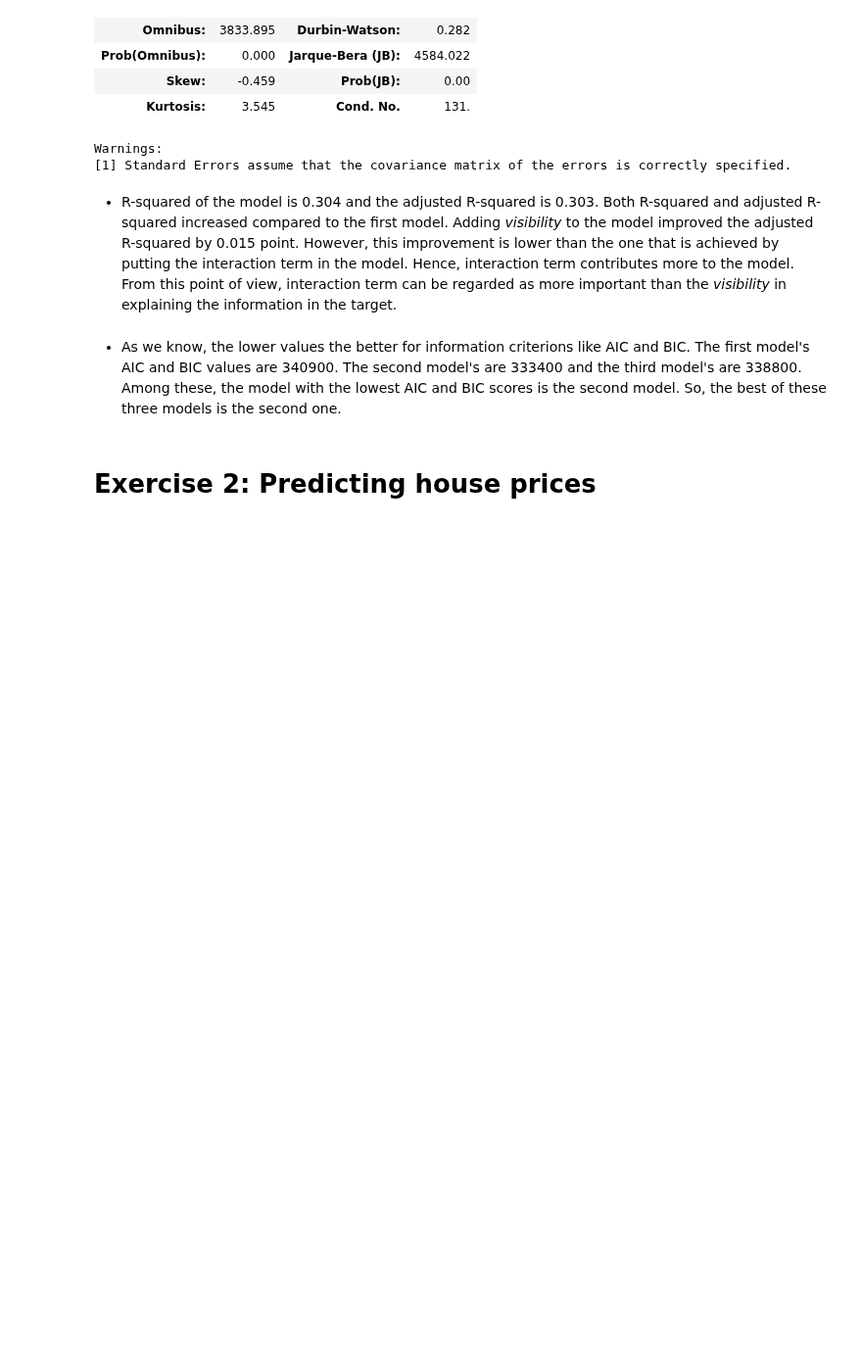
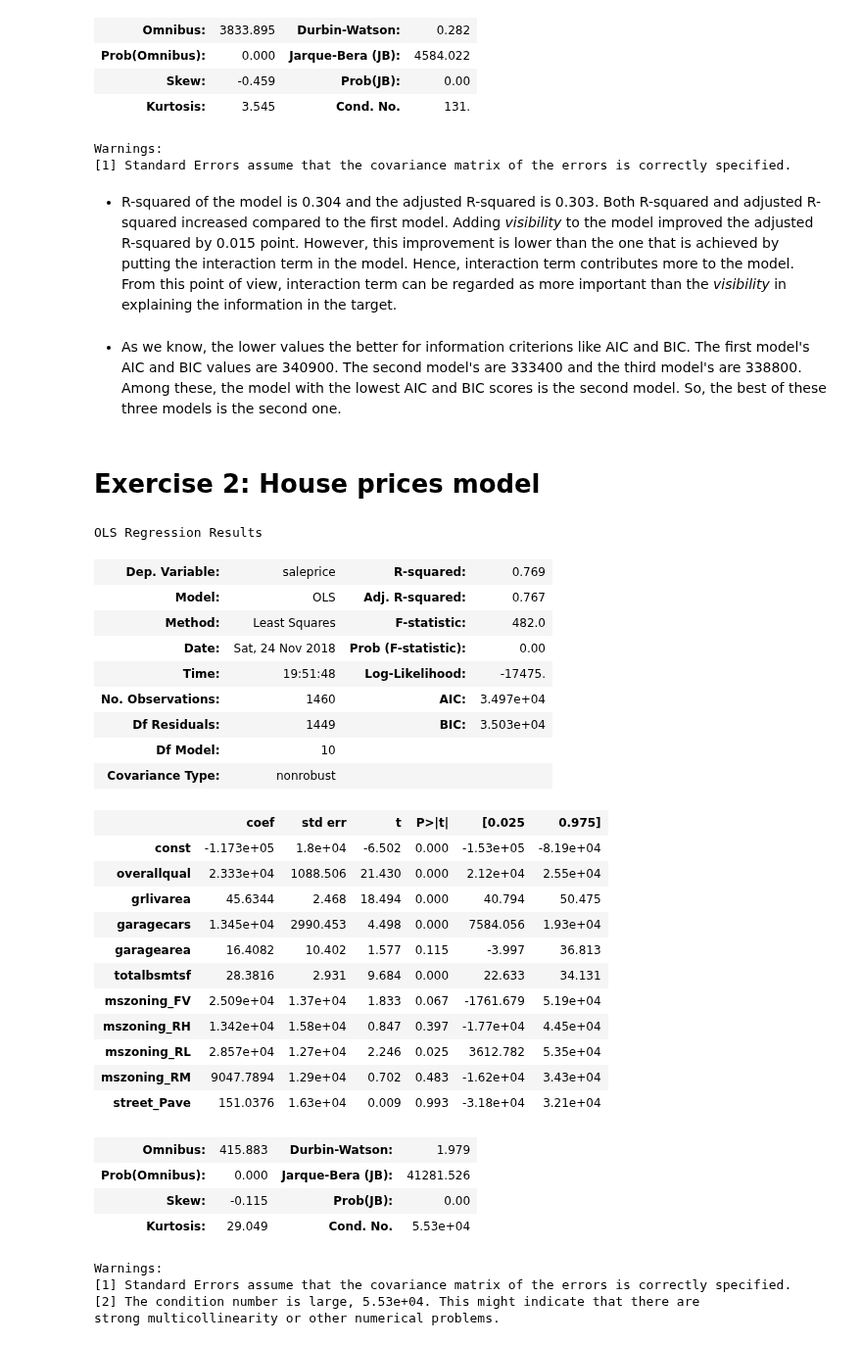
Before and after one commit to Thinkful-Ed/machine-learning-regression-problems, a Jupyter notebook: notebooks/5.solution_evaluating_goodness_of_fit.ipynb, the cells around one changed output. Shown at 98% size. Saved outputs shown, nothing was run; the diff lists cells and outputs as text; code cells hidden in the pictures; blank space fills up the shorter version.

```diff
--- a/notebooks/5.solution_evaluating_goodness_of_fit.ipynb
+++ b/notebooks/5.solution_evaluating_goodness_of_fit.ipynb
@@ -132,4 +132,19 @@ Warnings:
 # %% [markdown]
 * As we know, the lower values the better for information criterions like AIC and BIC. The first model's AIC and BIC values are 340900. The second model's are 333400 and the third model's are 338800. Among these, the model with the lowest AIC and BIC scores is the second model. So, the best of these three models is the second one.
 # %% [markdown]
-# Exercise 2: Predicting house prices
+# Exercise 2: House prices model
+# %%
+import numpy as np
+import pandas as pd
+import matplotlib.pyplot as plt
+from sqlalchemy import create_engine
+import statsmodels.api as sm
+
+import warnings
+warnings.filterwarnings('ignore')
+
+postgres_user = 'dsbc_student'
+postgres_pw = '7*.8G9QH21'
+postgres_host = '142.93.121.174'
+postgres_port = '5432'
+postgres_db = 'houseprices'
@@ -135,0 +163,42 @@ Warnings:
+# %%
+# Y is the target variable
+Y = house_prices_df['saleprice']
+# X is the feature set
+X = house_prices_df[['overallqual', 'grlivarea', 'garagecars', 'garagearea', 'totalbsmtsf'] + dummy_column_names]
+
+X = sm.add_constant(X)
+
+results = sm.OLS(Y, X).fit()
+
+results.summary()
+# %% [output]
+OLS Regression Results
+| Dep. Variable: | saleprice | R-squared: | 0.769 |
+| Model: | OLS | Adj. R-squared: | 0.767 |
+| Method: | Least Squares | F-statistic: | 482.0 |
+| Date: | Sat, 24 Nov 2018 | Prob (F-statistic): | 0.00 |
+| Time: | 19:51:48 | Log-Likelihood: | -17475. |
+| No. Observations: | 1460 | AIC: | 3.497e+04 |
+| Df Residuals: | 1449 | BIC: | 3.503e+04 |
+| Df Model: | 10 |  |  |
+| Covariance Type: | nonrobust |  |  |
+|  | coef | std err | t | P>|t| | [0.025 | 0.975] |
+| const | -1.173e+05 | 1.8e+04 | -6.502 | 0.000 | -1.53e+05 | -8.19e+04 |
+| overallqual | 2.333e+04 | 1088.506 | 21.430 | 0.000 | 2.12e+04 | 2.55e+04 |
+| grlivarea | 45.6344 | 2.468 | 18.494 | 0.000 | 40.794 | 50.475 |
+| garagecars | 1.345e+04 | 2990.453 | 4.498 | 0.000 | 7584.056 | 1.93e+04 |
+| garagearea | 16.4082 | 10.402 | 1.577 | 0.115 | -3.997 | 36.813 |
+| totalbsmtsf | 28.3816 | 2.931 | 9.684 | 0.000 | 22.633 | 34.131 |
+| mszoning_FV | 2.509e+04 | 1.37e+04 | 1.833 | 0.067 | -1761.679 | 5.19e+04 |
+| mszoning_RH | 1.342e+04 | 1.58e+04 | 0.847 | 0.397 | -1.77e+04 | 4.45e+04 |
+| mszoning_RL | 2.857e+04 | 1.27e+04 | 2.246 | 0.025 | 3612.782 | 5.35e+04 |
+| mszoning_RM | 9047.7894 | 1.29e+04 | 0.702 | 0.483 | -1.62e+04 | 3.43e+04 |
+| street_Pave | 151.0376 | 1.63e+04 | 0.009 | 0.993 | -3.18e+04 | 3.21e+04 |
+| Omnibus: | 415.883 | Durbin-Watson: | 1.979 |
+| Prob(Omnibus): | 0.000 | Jarque-Bera (JB): | 41281.526 |
+| Skew: | -0.115 | Prob(JB): | 0.00 |
+| Kurtosis: | 29.049 | Cond. No. | 5.53e+04 |
+Warnings:
+[1] Standard Errors assume that the covariance matrix of the errors is correctly specified.
+[2] The condition number is large, 5.53e+04. This might indicate that there are
+strong multicollinearity or other numerical problems.
```
Also changed, not shown: parts of 6 cells of this notebook, 2 other files.
